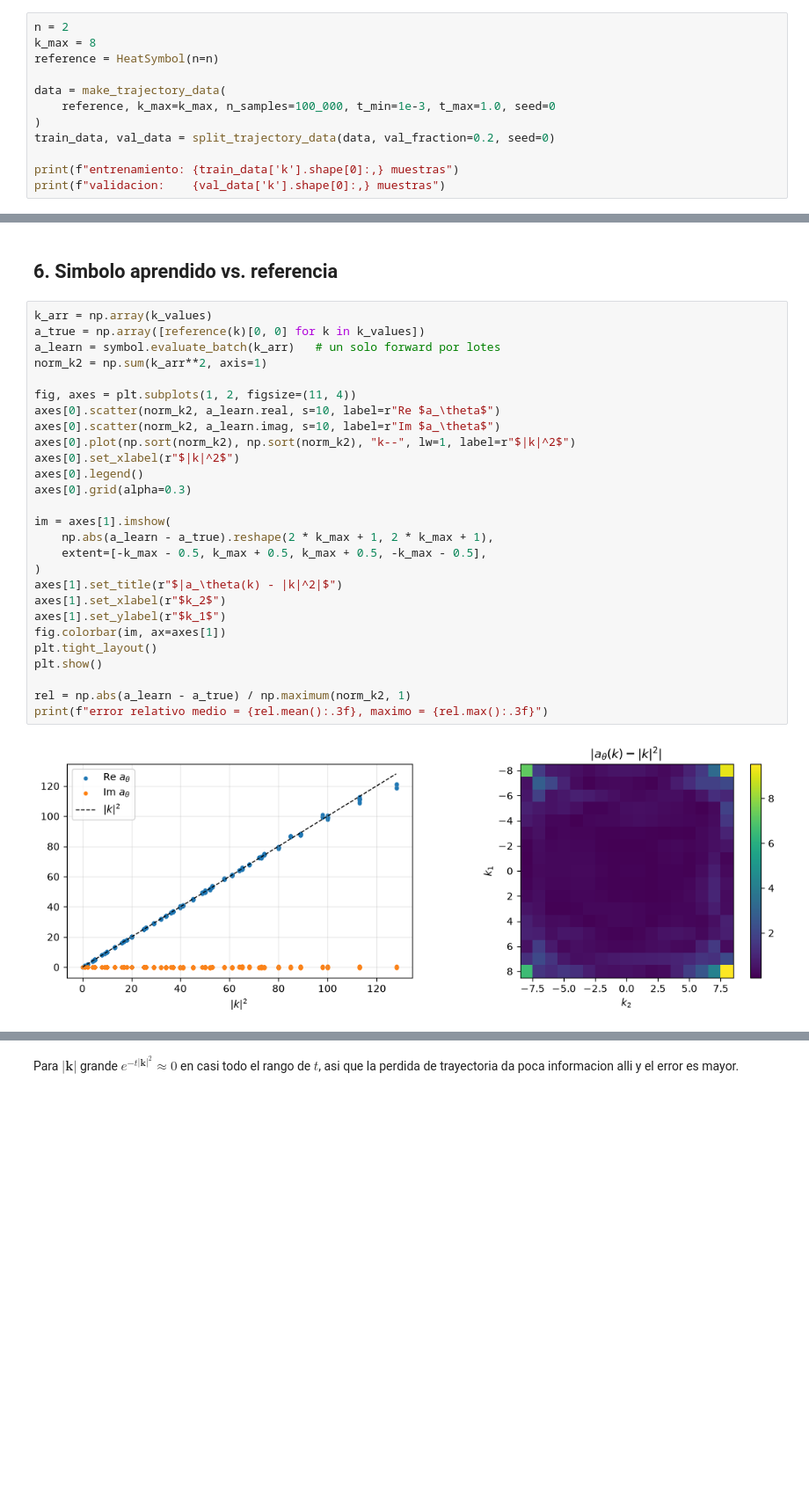
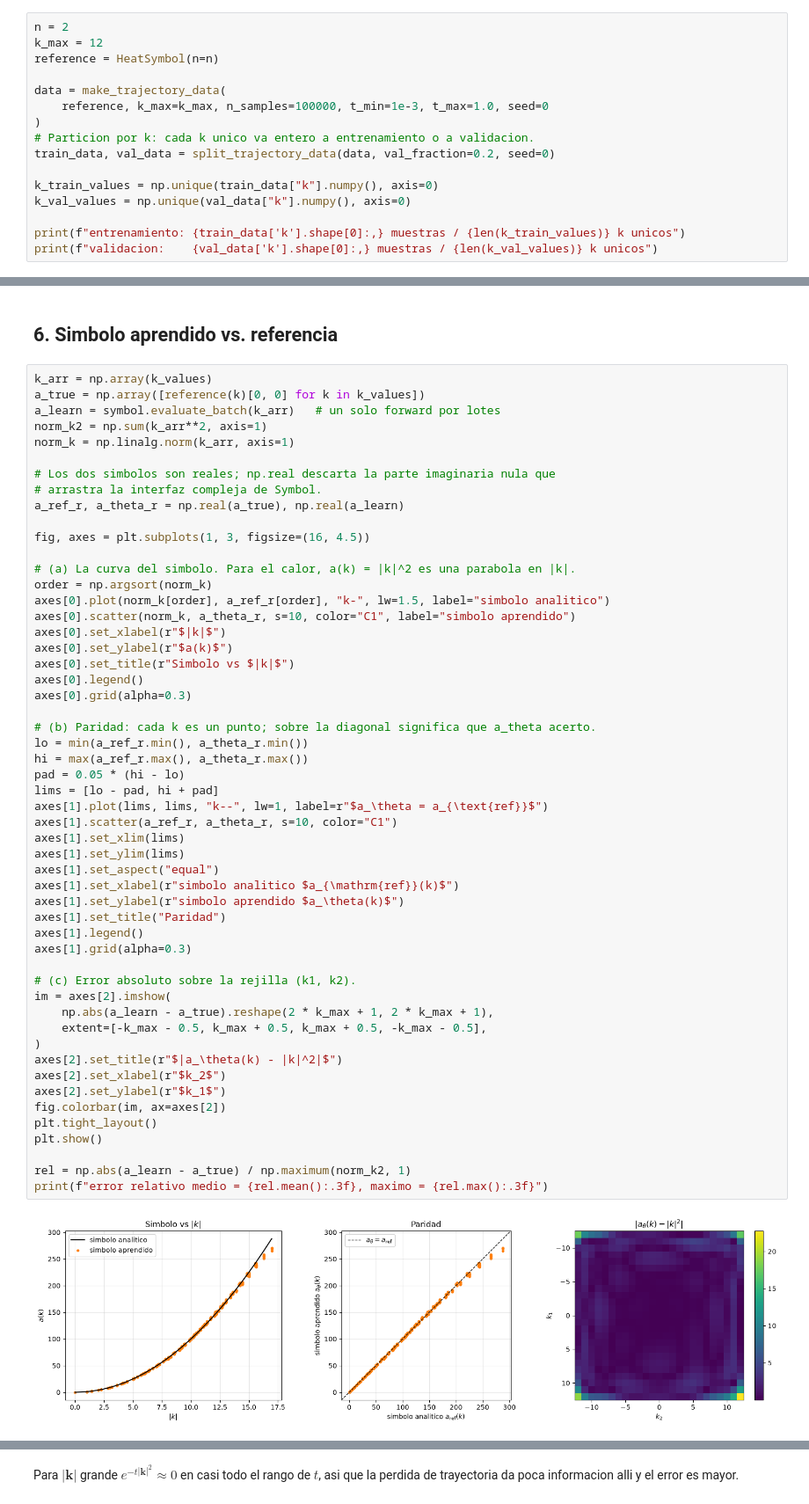
Before and after one commit to luencaro/parabolic-symbol-neural-operator, a Jupyter notebook: notebooks/mlp_symbol_training.ipynb, the cells around one changed output, grey strips where cells are left out. Shown at 88% size. Saved outputs shown, nothing was run; the diff lists cells and outputs as text; blank space fills up the shorter version.

```diff
--- a/notebooks/mlp_symbol_training.ipynb
+++ b/notebooks/mlp_symbol_training.ipynb
@@ -59,14 +62,18 @@ $\hat u_{\text{ref}}(\mathbf{k},t) = e^{-t|\mathbf{k}|^2}\hat u_0(\mathbf{k})$,
 El tiempo se muestrea log-uniforme.
 # %%
 n = 2
-k_max = 8
+k_max = 12
 reference = HeatSymbol(n=n)
 
 data = make_trajectory_data(
-    reference, k_max=k_max, n_samples=100_000, t_min=1e-3, t_max=1.0, seed=0
+    reference, k_max=k_max, n_samples=100000, t_min=1e-3, t_max=1.0, seed=0
 )
+# Particion por k: cada k unico va entero a entrenamiento o a validacion.
 train_data, val_data = split_trajectory_data(data, val_fraction=0.2, seed=0)
 
-print(f"entrenamiento: {train_data['k'].shape[0]:,} muestras")
-print(f"validacion:    {val_data['k'].shape[0]:,} muestras")
+k_train_values = np.unique(train_data["k"].numpy(), axis=0)
+k_val_values = np.unique(val_data["k"].numpy(), axis=0)
+
+print(f"entrenamiento: {train_data['k'].shape[0]:,} muestras / {len(k_train_values)} k unicos")
+print(f"validacion:    {val_data['k'].shape[0]:,} muestras / {len(k_val_values)} k unicos")
 # %% [output]
@@ -352,29 +384,55 @@ plt.show()
 # %%
 k_arr = np.array(k_values)
 a_true = np.array([reference(k)[0, 0] for k in k_values])
 a_learn = symbol.evaluate_batch(k_arr)   # un solo forward por lotes
 norm_k2 = np.sum(k_arr**2, axis=1)
+norm_k = np.linalg.norm(k_arr, axis=1)
 
-fig, axes = plt.subplots(1, 2, figsize=(11, 4))
-axes[0].scatter(norm_k2, a_learn.real, s=10, label=r"Re $a_\theta$")
-axes[0].scatter(norm_k2, a_learn.imag, s=10, label=r"Im $a_\theta$")
-axes[0].plot(np.sort(norm_k2), np.sort(norm_k2), "k--", lw=1, label=r"$|k|^2$")
-axes[0].set_xlabel(r"$|k|^2$")
+# Los dos simbolos son reales; np.real descarta la parte imaginaria nula que
+# arrastra la interfaz compleja de Symbol.
+a_ref_r, a_theta_r = np.real(a_true), np.real(a_learn)
+
+fig, axes = plt.subplots(1, 3, figsize=(16, 4.5))
+
+# (a) La curva del simbolo. Para el calor, a(k) = |k|^2 es una parabola en |k|.
+order = np.argsort(norm_k)
+axes[0].plot(norm_k[order], a_ref_r[order], "k-", lw=1.5, label="simbolo analitico")
+axes[0].scatter(norm_k, a_theta_r, s=10, color="C1", label="simbolo aprendido")
+axes[0].set_xlabel(r"$|k|$")
+axes[0].set_ylabel(r"$a(k)$")
+axes[0].set_title(r"Simbolo vs $|k|$")
 axes[0].legend()
 axes[0].grid(alpha=0.3)
 
-im = axes[1].imshow(
+# (b) Paridad: cada k es un punto; sobre la diagonal significa que a_theta acerto.
+lo = min(a_ref_r.min(), a_theta_r.min())
+hi = max(a_ref_r.max(), a_theta_r.max())
+pad = 0.05 * (hi - lo)
+lims = [lo - pad, hi + pad]
+axes[1].plot(lims, lims, "k--", lw=1, label=r"$a_\theta = a_{\text{ref}}$")
+axes[1].scatter(a_ref_r, a_theta_r, s=10, color="C1")
+axes[1].set_xlim(lims)
+axes[1].set_ylim(lims)
+axes[1].set_aspect("equal")
+axes[1].set_xlabel(r"simbolo analitico $a_{\mathrm{ref}}(k)$")
+axes[1].set_ylabel(r"simbolo aprendido $a_\theta(k)$")
+axes[1].set_title("Paridad")
+axes[1].legend()
+axes[1].grid(alpha=0.3)
+
+# (c) Error absoluto sobre la rejilla (k1, k2).
+im = axes[2].imshow(
     np.abs(a_learn - a_true).reshape(2 * k_max + 1, 2 * k_max + 1),
     extent=[-k_max - 0.5, k_max + 0.5, k_max + 0.5, -k_max - 0.5],
 )
-axes[1].set_title(r"$|a_\theta(k) - |k|^2|$")
-axes[1].set_xlabel(r"$k_2$")
-axes[1].set_ylabel(r"$k_1$")
-fig.colorbar(im, ax=axes[1])
+axes[2].set_title(r"$|a_\theta(k) - |k|^2|$")
+axes[2].set_xlabel(r"$k_2$")
+axes[2].set_ylabel(r"$k_1$")
+fig.colorbar(im, ax=axes[2])
 plt.tight_layout()
 plt.show()
 
 rel = np.abs(a_learn - a_true) / np.maximum(norm_k2, 1)
 print(f"error relativo medio = {rel.mean():.3f}, maximo = {rel.max():.3f}")
 # %% [output]
-[figure, old version]
+[figure, new version]
```
Also changed, not shown: parts of 16 cells of this notebook, 3 other files.
